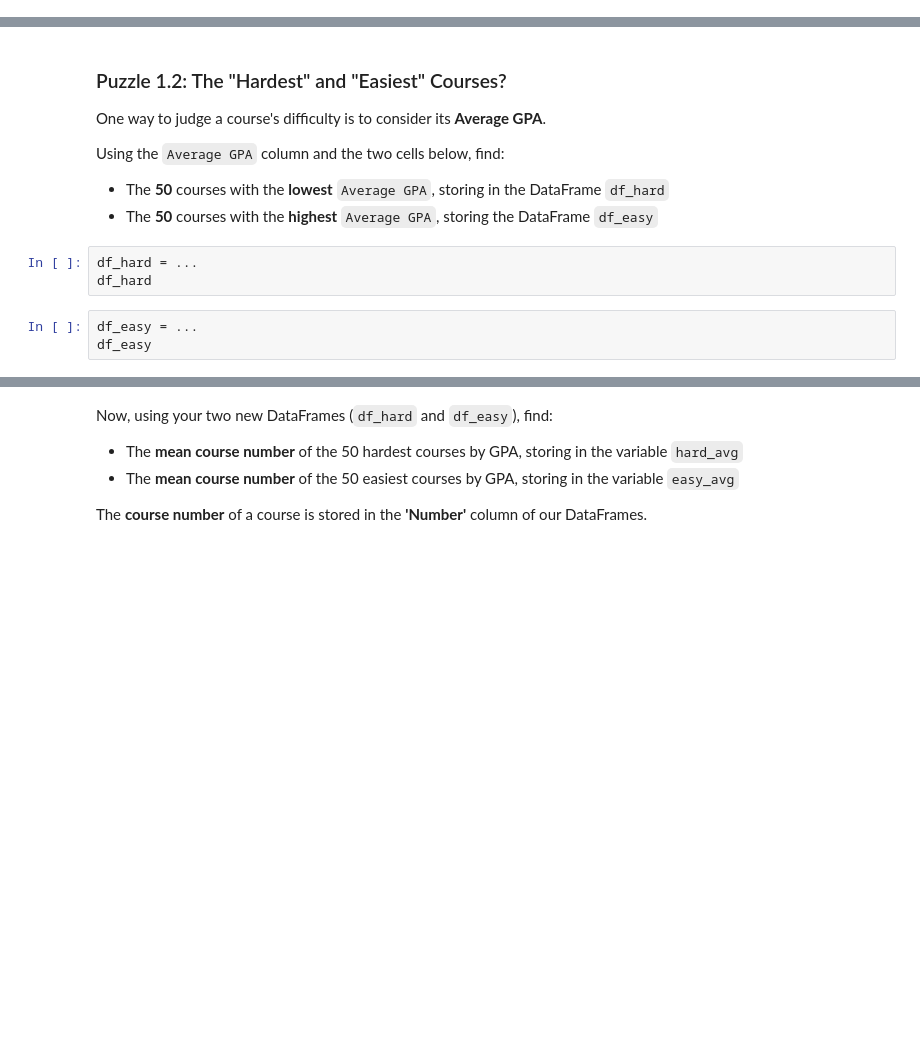
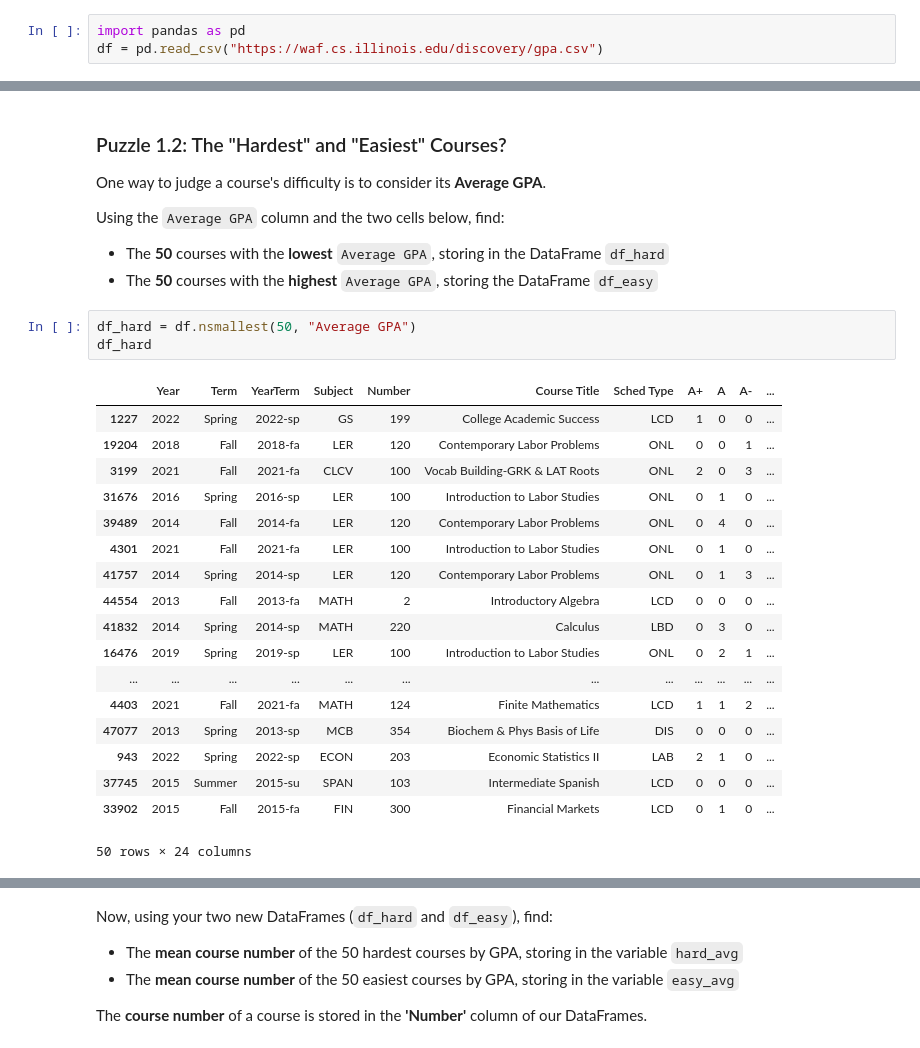
Before and after one commit to ryguy2k4/stat107, a Jupyter notebook: lab_gpa/lab_gpa.ipynb, the cells around one changed output, grey strips where cells are left out. Drawn from its saved outputs; the diff is of its cells as text; blank space fills up the shorter version.

```diff
--- a/lab_gpa/lab_gpa.ipynb
+++ b/lab_gpa/lab_gpa.ipynb
@@ -55,3 +54,6 @@ Use Python to load this dataset into a DataFrame called `df`:
+# %%
+import pandas as pd
+df = pd.read_csv("https://waf.cs.illinois.edu/discovery/gpa.csv")
 # %% [markdown]
 ### 🔬 Test Case Checkpoint 🔬
 # %%
@@ -103,9 +123,25 @@ One way to judge a course's difficulty is to consider its **Average GPA**.
 Using the `Average GPA` column and the two cells below, find:
 - The **50** courses with the **lowest** `Average GPA`, storing in the DataFrame `df_hard`
 - The **50** courses with the **highest** `Average GPA`, storing the DataFrame `df_easy`
-# %%
-df_hard = ...
-df_hard
-# %%
-df_easy = ...
-df_easy
+# %%
+df_hard = df.nsmallest(50, "Average GPA")
+df_hard
+# %% [output]
+|  | Year | Term | YearTerm | Subject | Number | Course Title | Sched Type | A+ | A | A- | ... |
+| 1227 | 2022 | Spring | 2022-sp | GS | 199 | College Academic Success | LCD | 1 | 0 | 0 | ... |
+| 19204 | 2018 | Fall | 2018-fa | LER | 120 | Contemporary Labor Problems | ONL | 0 | 0 | 1 | ... |
+| 3199 | 2021 | Fall | 2021-fa | CLCV | 100 | Vocab Building-GRK & LAT Roots | ONL | 2 | 0 | 3 | ... |
+| 31676 | 2016 | Spring | 2016-sp | LER | 100 | Introduction to Labor Studies | ONL | 0 | 1 | 0 | ... |
+| 39489 | 2014 | Fall | 2014-fa | LER | 120 | Contemporary Labor Problems | ONL | 0 | 4 | 0 | ... |
+| 4301 | 2021 | Fall | 2021-fa | LER | 100 | Introduction to Labor Studies | ONL | 0 | 1 | 0 | ... |
+| 41757 | 2014 | Spring | 2014-sp | LER | 120 | Contemporary Labor Problems | ONL | 0 | 1 | 3 | ... |
+| 44554 | 2013 | Fall | 2013-fa | MATH | 2 | Introductory Algebra | LCD | 0 | 0 | 0 | ... |
+| 41832 | 2014 | Spring | 2014-sp | MATH | 220 | Calculus | LBD | 0 | 3 | 0 | ... |
+| 16476 | 2019 | Spring | 2019-sp | LER | 100 | Introduction to Labor Studies | ONL | 0 | 2 | 1 | ... |
+| ... | ... | ... | ... | ... | ... | ... | ... | ... | ... | ... | ... |
+| 4403 | 2021 | Fall | 2021-fa | MATH | 124 | Finite Mathematics | LCD | 1 | 1 | 2 | ... |
+| 47077 | 2013 | Spring | 2013-sp | MCB | 354 | Biochem & Phys Basis of Life | DIS | 0 | 0 | 0 | ... |
+| 943 | 2022 | Spring | 2022-sp | ECON | 203 | Economic Statistics II | LAB | 2 | 1 | 0 | ... |
+| 37745 | 2015 | Summer | 2015-su | SPAN | 103 | Intermediate Spanish | LCD | 0 | 0 | 0 | ... |
+| 33902 | 2015 | Fall | 2015-fa | FIN | 300 | Financial Markets | LCD | 0 | 1 | 0 | ... |
+50 rows × 24 columns
```
Also changed, not shown: parts of 42 cells of this notebook, 1 other file.
